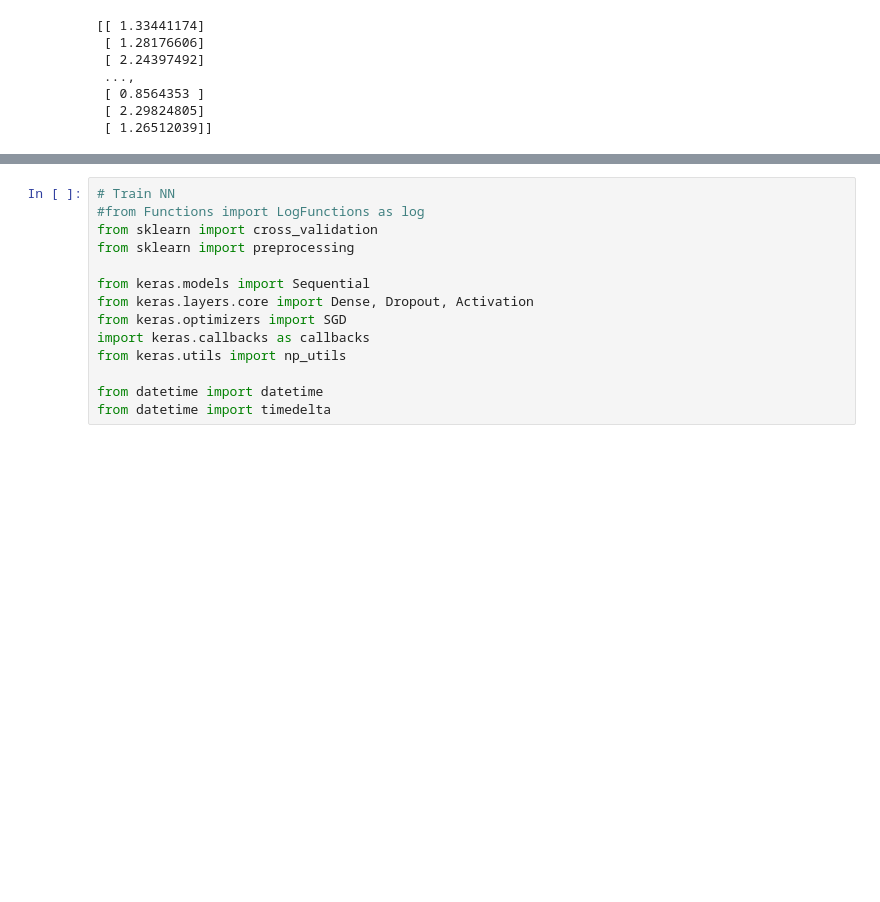
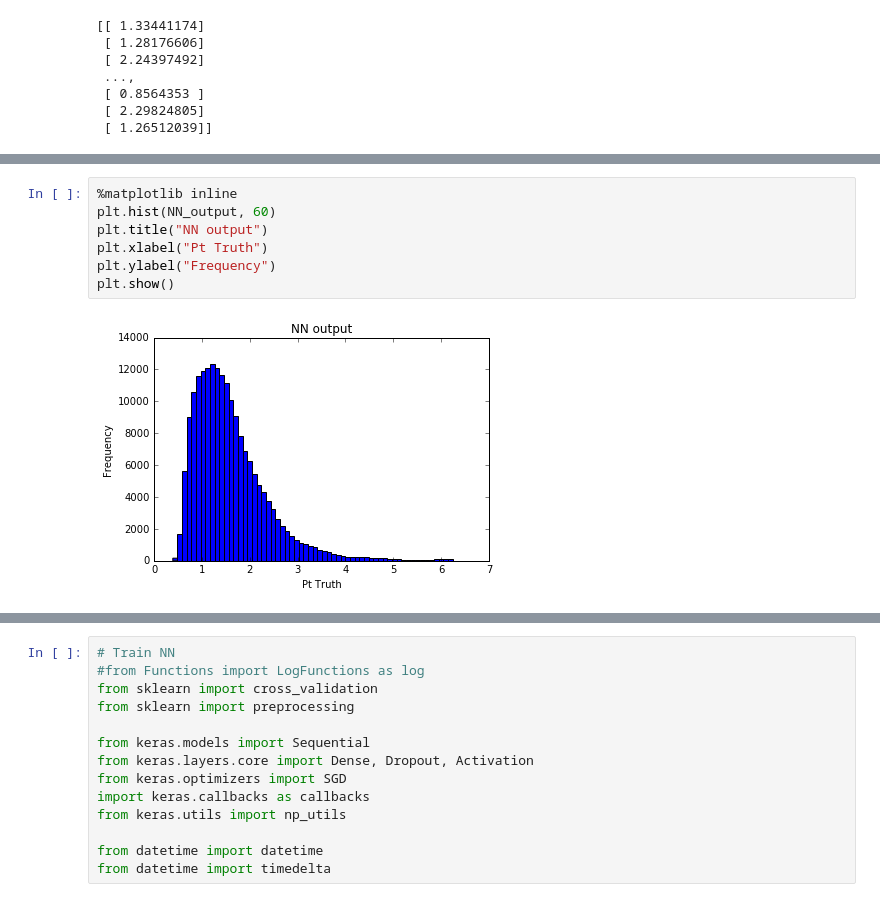
Before and after one commit to micaelverissimo/PtRelAnalysis, a Jupyter notebook: NeuralAnalysis.ipynb, the cells around one changed output, grey strips where cells are left out. Drawn from its saved outputs; the diff is of its cells as text; blank space fills up the shorter version.

```diff
--- a/NeuralAnalysis.ipynb
+++ b/NeuralAnalysis.ipynb
@@ -222,0 +247,9 @@ plt.show()
+# %%
+%matplotlib inline
+plt.hist(NN_output, 60)
+plt.title("NN output")
+plt.xlabel("Pt Truth")
+plt.ylabel("Frequency")
+plt.show()
+# %% [output]
+[figure, added]
```
Also changed, not shown: parts of 5 cells of this notebook.
